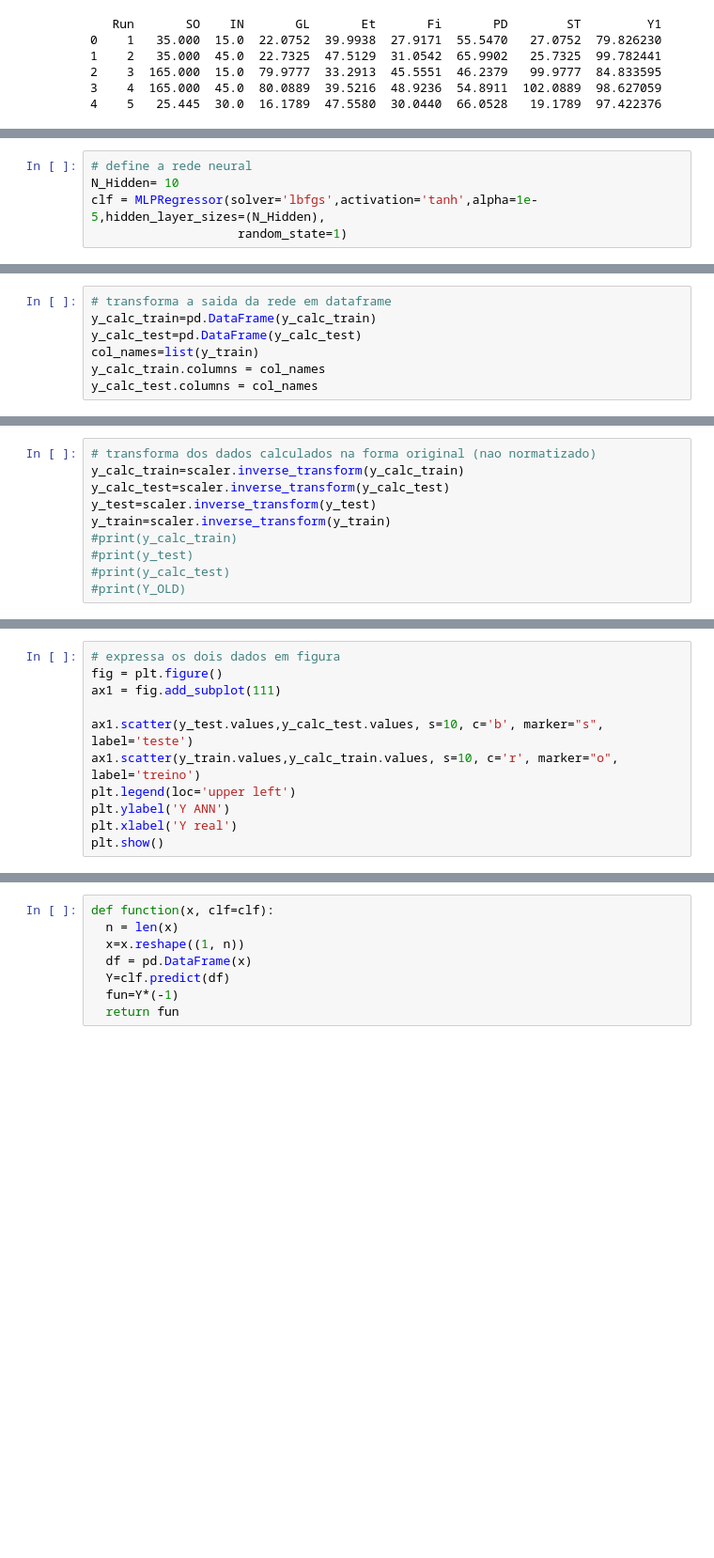
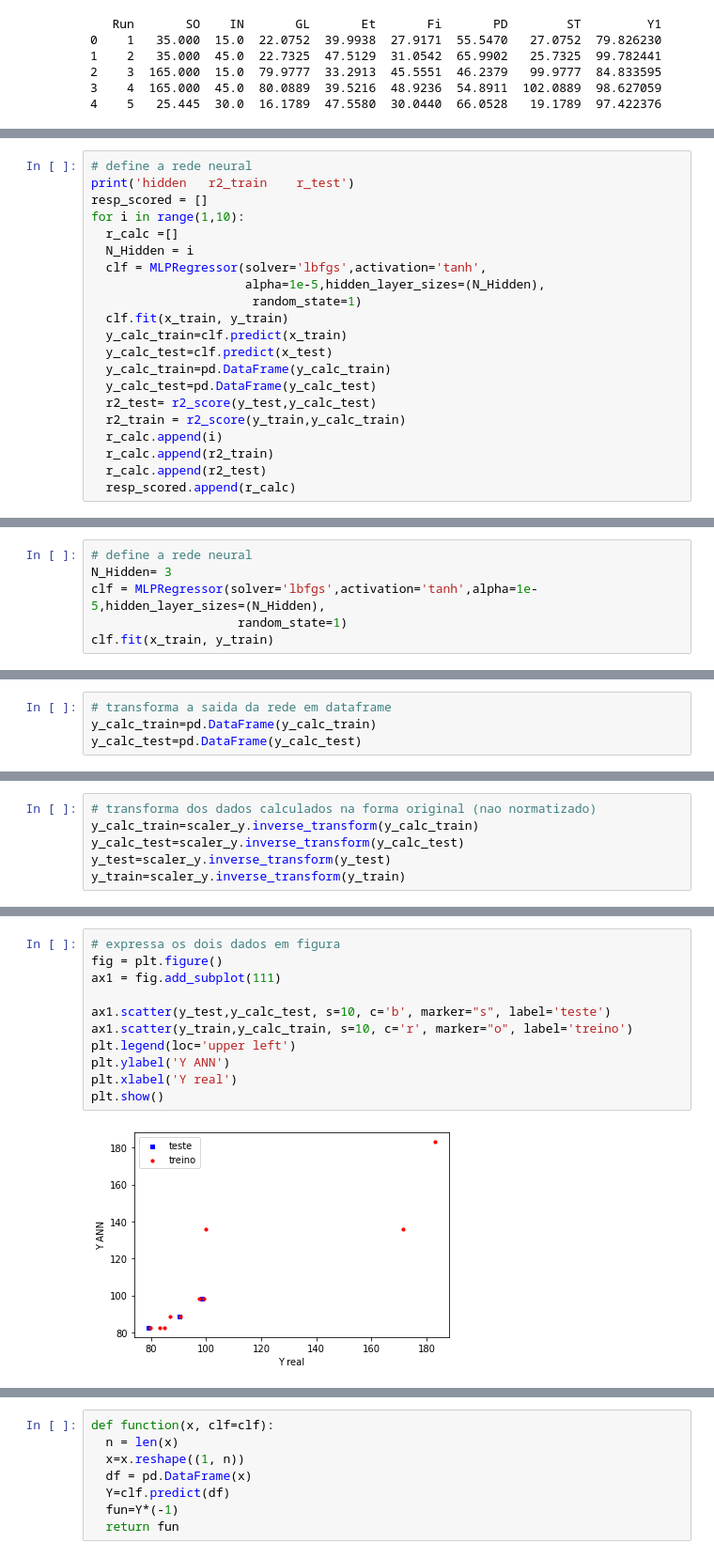
Before and after one commit to ucfilho/Doubts_Students, a Jupyter notebook: sorgo_ANN_dez_21_2022.ipynb, the cells around one changed output, grey strips where cells are left out. Shown at 94% size. Saved outputs shown, nothing was run; the diff lists cells and outputs as text; blank space fills up the shorter version.

```diff
--- a/sorgo_ANN_dez_21_2022.ipynb
+++ b/sorgo_ANN_dez_21_2022.ipynb
@@ -92,0 +68,21 @@ Y_OLD=DAT_OLD[Index]
+# %%
+# define a rede neural
+print('hidden   r2_train    r_test')
+resp_scored = []
+for i in range(1,10):
+  r_calc =[]
+  N_Hidden = i
+  clf = MLPRegressor(solver='lbfgs',activation='tanh',
+                     alpha=1e-5,hidden_layer_sizes=(N_Hidden),
+                      random_state=1)
+  clf.fit(x_train, y_train)
+  y_calc_train=clf.predict(x_train)
+  y_calc_test=clf.predict(x_test)
+  y_calc_train=pd.DataFrame(y_calc_train)
+  y_calc_test=pd.DataFrame(y_calc_test)
+  r2_test= r2_score(y_test,y_calc_test)
+  r2_train = r2_score(y_train,y_calc_train)
+  r_calc.append(i)
+  r_calc.append(r2_train)
+  r_calc.append(r2_test)
+  resp_scored.append(r_calc)
@@ -93,5 +110,6 @@ Y_OLD=DAT_OLD[Index]
 # %%
 # define a rede neural
-N_Hidden= 10
+N_Hidden= 3
 clf = MLPRegressor(solver='lbfgs',activation='tanh',alpha=1e-5,hidden_layer_sizes=(N_Hidden),
                     random_state=1)
+clf.fit(x_train, y_train)
@@ -111,6 +124,3 @@ y_calc_test=clf.predict(x_test)
 # transforma a saida da rede em dataframe
 y_calc_train=pd.DataFrame(y_calc_train)
 y_calc_test=pd.DataFrame(y_calc_test)
-col_names=list(y_train)
-y_calc_train.columns = col_names
-y_calc_test.columns = col_names
@@ -119,10 +127,6 @@ y_calc_test.columns = col_names
 # %%
 # transforma dos dados calculados na forma original (nao normatizado)
-y_calc_train=scaler.inverse_transform(y_calc_train)
-y_calc_test=scaler.inverse_transform(y_calc_test)
-y_test=scaler.inverse_transform(y_test)
-y_train=scaler.inverse_transform(y_train)
-#print(y_calc_train)
-#print(y_test)
-#print(y_calc_test)
-#print(Y_OLD)
+y_calc_train=scaler_y.inverse_transform(y_calc_train)
+y_calc_test=scaler_y.inverse_transform(y_calc_test)
+y_test=scaler_y.inverse_transform(y_test)
+y_train=scaler_y.inverse_transform(y_train)
@@ -131,12 +133,14 @@ ValueError: ignored
 # %%
 # expressa os dois dados em figura
 fig = plt.figure()
 ax1 = fig.add_subplot(111)
 
-ax1.scatter(y_test.values,y_calc_test.values, s=10, c='b', marker="s", label='teste')
-ax1.scatter(y_train.values,y_calc_train.values, s=10, c='r', marker="o", label='treino')
+ax1.scatter(y_test,y_calc_test, s=10, c='b', marker="s", label='teste')
+ax1.scatter(y_train,y_calc_train, s=10, c='r', marker="o", label='treino')
 plt.legend(loc='upper left')
 plt.ylabel('Y ANN')
 plt.xlabel('Y real')
 plt.show()
+# %% [output]
+[figure, added]
 # %%
```
Also changed, not shown: parts of 30 cells of this notebook.
